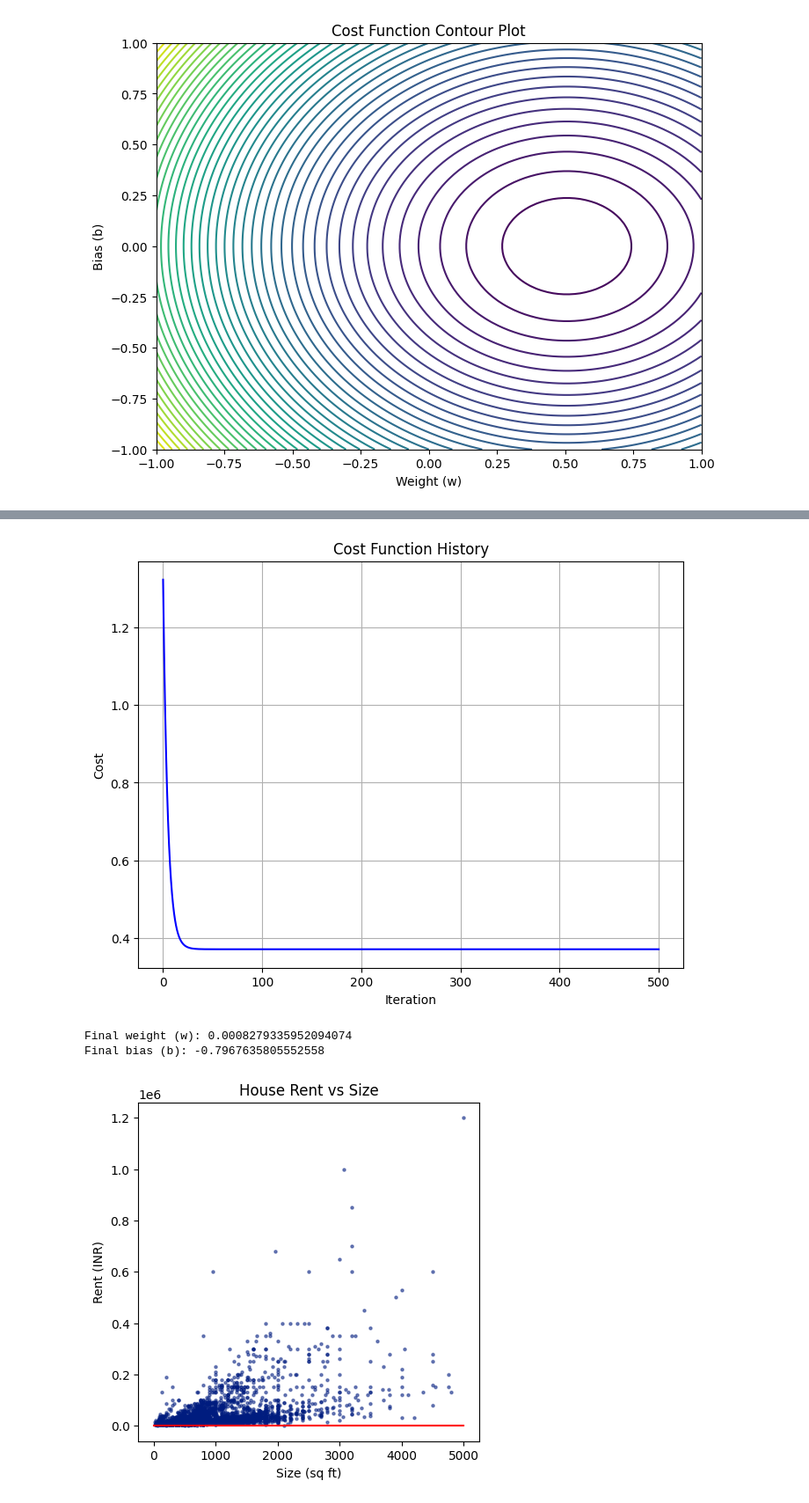
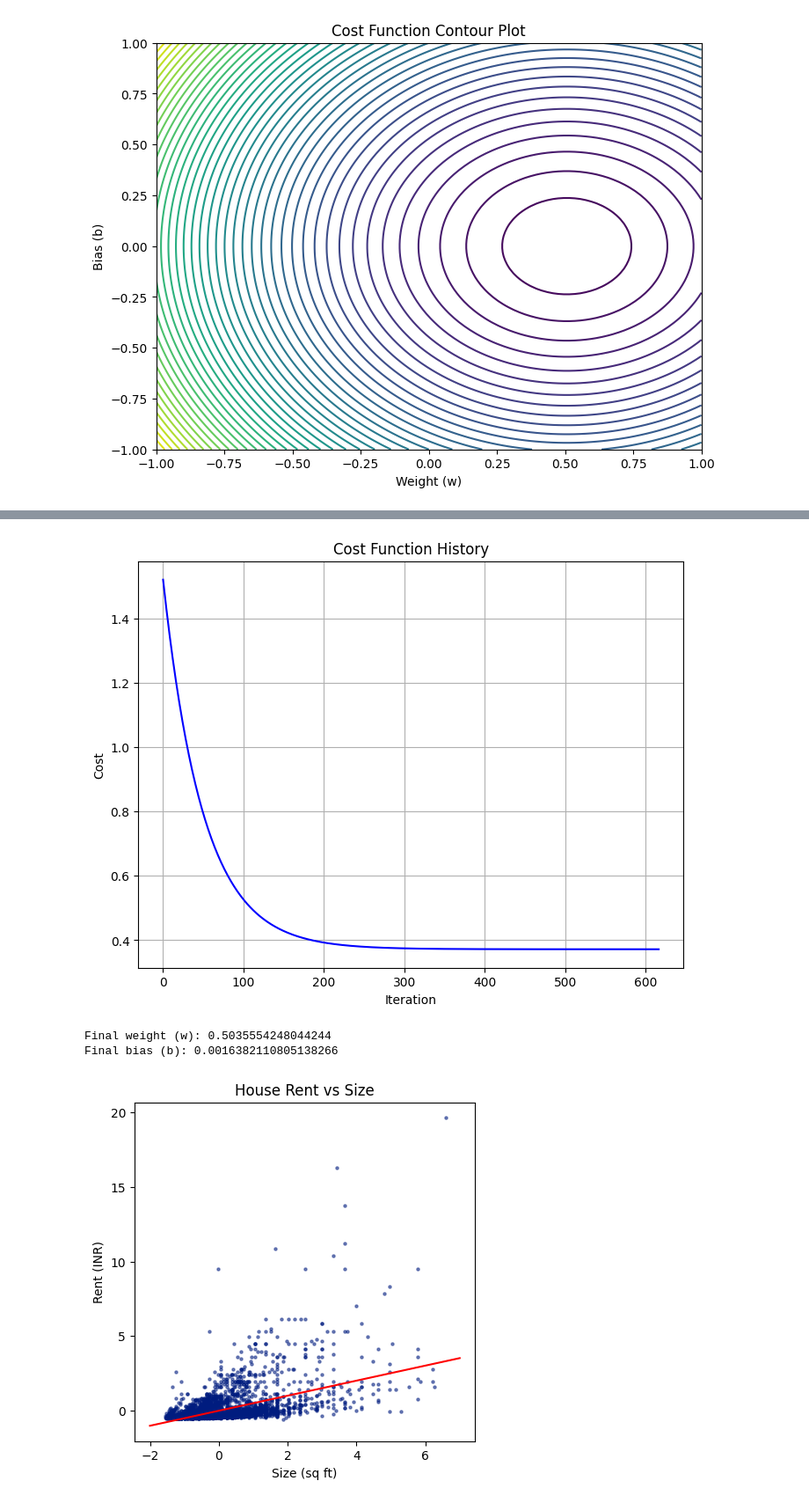
Before and after one commit to bsaranga/ml-ai-journey, a Jupyter notebook: andrewng_ml_specialization/course_1/lin_reg_with_feature_scaling.ipynb, the cells around one changed output, grey strips where cells are left out. Shown at 88% size. Saved outputs shown, nothing was run; the diff lists cells and outputs as text; code cells hidden in the pictures.

```diff
--- a/andrewng_ml_specialization/course_1/lin_reg_with_feature_scaling.ipynb
+++ b/andrewng_ml_specialization/course_1/lin_reg_with_feature_scaling.ipynb
@@ -96,15 +96,18 @@ def dCost_db(X, y, w, b):
 # %%
 w_init = -0.8
 b_init = 0.8
-iter = 500
-alpha = 0.1
+iter = 0
+alpha = 0.01
+epsilon = 1e-7
+cost_threshold = 1
 
 w_path = []
 b_path = []
 cost_history = []
-iterspace = np.linspace(0, iter, iter)
 
-for i in range(iter):
+while cost_threshold > epsilon:
+    iter += 1
+
     dw = dCost_dw(norm_size, norm_rent, w_init, b_init)
     db = dCost_db(norm_size, norm_rent, w_init, b_init)
 
@@ -115,3 +118,9 @@ for i in range(iter):
     b_path.append(b_init)
 
     cost_history.append(compute_cost(norm_size, norm_rent, w_init, b_init))
+
+    if len(cost_history) > 2:
+        cost_threshold = abs(cost_history[-2] - cost_history[-1])
+
+iterspace = np.linspace(0, iter, iter)
+print(f"Number of iterations: {iter}")
@@ -133,27 +144,27 @@ ax.set_ylabel('Cost')
 ax.set_title('Cost Function History')
 ax.grid(True)
 # %% [output]
-[figure, old version]
+[figure, new version]
 # %%
-final_w = w_path[-1]/np.std(size)
-final_b = b_path[-1] - ((w_path[-1] * np.mean(size)) / np.std(size))
+final_w = w_path[-1]
+final_b = b_path[-1]
 
 print(f"Final weight (w): {final_w}")
 print(f"Final bias (b): {final_b}")
 # %% [output]
-Final weight (w): 0.0008279335952094074
-Final bias (b): -0.7967635805552558
+Final weight (w): 0.5035554248044244
+Final bias (b): 0.0016382110805138266
 # %%
-x_line = np.linspace(0, 5000, 100)
+x_line = np.linspace(-2, 7, 10)
 y_line = final_w * x_line + final_b
 
 plt.style.use('seaborn-v0_8-dark-palette')
 plt.figure(figsize=(5, 5))
-plt.scatter(size, rent, alpha=0.5, s=5)
+plt.scatter(norm_size, norm_rent, alpha=0.5, s=5)
 plt.plot(x_line, y_line, color='red', label='y = mx + b')
 plt.title("House Rent vs Size")
 plt.xlabel("Size (sq ft)")
 plt.ylabel("Rent (INR)")
 plt.show()
 # %% [output]
-[figure, old version]
+[figure, new version]
```
Also changed, not shown: parts of 2 cells of this notebook.
